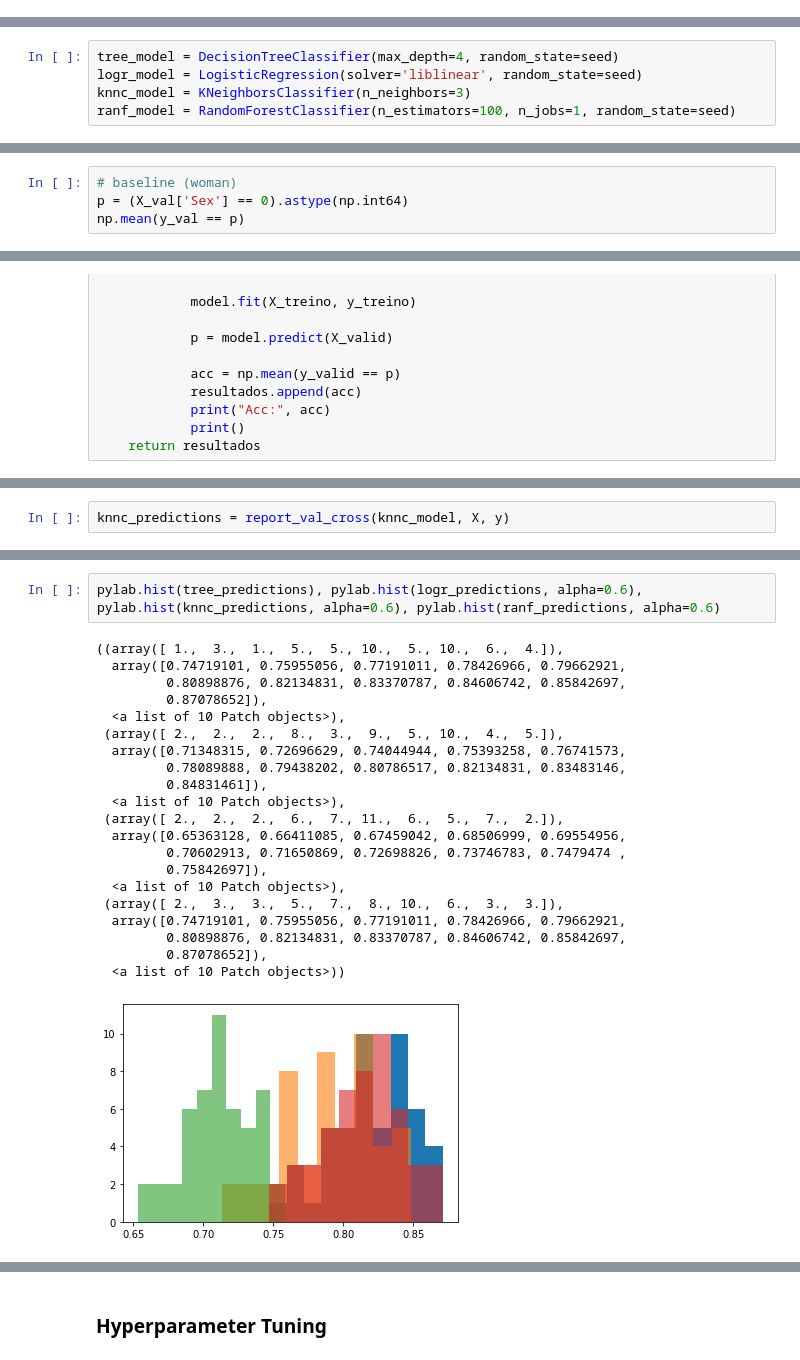
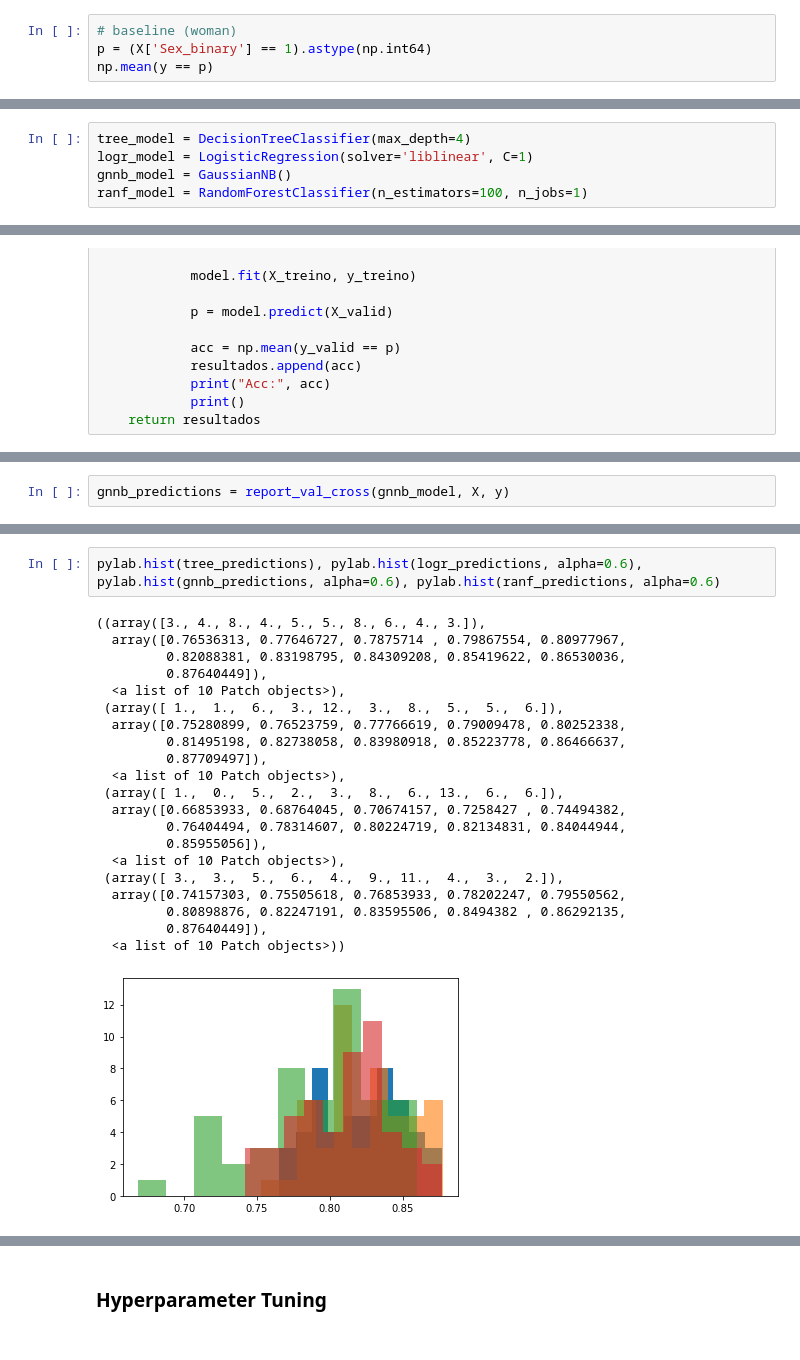
Before and after one commit to vichShir/kaggle-getting-started-competitions, a Jupyter notebook: Titanic/Titanic Notebook.ipynb, the cells around one changed output, grey strips where cells are left out. Saved outputs shown, nothing was run; the diff lists cells and outputs as text.

```diff
--- a/Titanic/Titanic Notebook.ipynb
+++ b/Titanic/Titanic Notebook.ipynb
@@ -501,0 +545,4 @@ print(y_val.shape)
+# %%
+# baseline (woman)
+p = (X['Sex_binary'] == 1).astype(np.int64)
+np.mean(y == p)
@@ -510,10 +559,10 @@ def report_model(model, X, y, seed=2022):
     print(confusion_matrix(y_val, y_pred))
     print("Área sob a curva ROC: {:.3f}".format(roc_auc_score(y_val, y_pred)))
 # %%
-tree_model = DecisionTreeClassifier(max_depth=4, random_state=seed)
-logr_model = LogisticRegression(solver='liblinear', random_state=seed)
-knnc_model = KNeighborsClassifier(n_neighbors=3)
-ranf_model = RandomForestClassifier(n_estimators=100, n_jobs=1, random_state=seed)
+tree_model = DecisionTreeClassifier(max_depth=4)
+logr_model = LogisticRegression(solver='liblinear', C=1)
+gnnb_model = GaussianNB()
+ranf_model = RandomForestClassifier(n_estimators=100, n_jobs=1)
 # %%
 report_model(tree_model, X, y)
 # %% [output]
@@ -585,4 +633,0 @@ weighted avg       0.78      0.78      0.78       446
-# %%
-# baseline (woman)
-p = (X_val['Sex'] == 0).astype(np.int64)
-np.mean(y_val == p)
@@ -671,5 +716,5 @@ np.mean(logr_predictions)
 # %%
-knnc_predictions = report_val_cross(knnc_model, X, y)
+gnnb_predictions = report_val_cross(gnnb_model, X, y)
 # %% [output]
 Iter: 0
 Treino: 712
@@ -719,25 +764,25 @@ np.mean(ranf_predictions)
 # %%
-pylab.hist(tree_predictions), pylab.hist(logr_predictions, alpha=0.6), pylab.hist(knnc_predictions, alpha=0.6), pylab.hist(ranf_predictions, alpha=0.6)
+pylab.hist(tree_predictions), pylab.hist(logr_predictions, alpha=0.6), pylab.hist(gnnb_predictions, alpha=0.6), pylab.hist(ranf_predictions, alpha=0.6)
 # %% [output]
-((array([ 1.,  3.,  1.,  5.,  5., 10.,  5., 10.,  6.,  4.]),
-  array([0.74719101, 0.75955056, 0.77191011, 0.78426966, 0.79662921,
-         0.80898876, 0.82134831, 0.83370787, 0.84606742, 0.85842697,
-         0.87078652]),
+((array([3., 4., 8., 4., 5., 5., 8., 6., 4., 3.]),
+  array([0.76536313, 0.77646727, 0.7875714 , 0.79867554, 0.80977967,
+         0.82088381, 0.83198795, 0.84309208, 0.85419622, 0.86530036,
+         0.87640449]),
   <a list of 10 Patch objects>),
- (array([ 2.,  2.,  2.,  8.,  3.,  9.,  5., 10.,  4.,  5.]),
-  array([0.71348315, 0.72696629, 0.74044944, 0.75393258, 0.76741573,
-         0.78089888, 0.79438202, 0.80786517, 0.82134831, 0.83483146,
-         0.84831461]),
+ (array([ 1.,  1.,  6.,  3., 12.,  3.,  8.,  5.,  5.,  6.]),
+  array([0.75280899, 0.76523759, 0.77766619, 0.79009478, 0.80252338,
+         0.81495198, 0.82738058, 0.83980918, 0.85223778, 0.86466637,
+         0.87709497]),
   <a list of 10 Patch objects>),
- (array([ 2.,  2.,  2.,  6.,  7., 11.,  6.,  5.,  7.,  2.]),
-  array([0.65363128, 0.66411085, 0.67459042, 0.68506999, 0.69554956,
-         0.70602913, 0.71650869, 0.72698826, 0.73746783, 0.7479474 ,
-         0.75842697]),
+ (array([ 1.,  0.,  5.,  2.,  3.,  8.,  6., 13.,  6.,  6.]),
+  array([0.66853933, 0.68764045, 0.70674157, 0.7258427 , 0.74494382,
+         0.76404494, 0.78314607, 0.80224719, 0.82134831, 0.84044944,
+         0.85955056]),
   <a list of 10 Patch objects>),
- (array([ 2.,  3.,  3.,  5.,  7.,  8., 10.,  6.,  3.,  3.]),
-  array([0.74719101, 0.75955056, 0.77191011, 0.78426966, 0.79662921,
-         0.80898876, 0.82134831, 0.83370787, 0.84606742, 0.85842697,
-         0.87078652]),
+ (array([ 3.,  3.,  5.,  6.,  4.,  9., 11.,  4.,  3.,  2.]),
+  array([0.74157303, 0.75505618, 0.76853933, 0.78202247, 0.79550562,
+         0.80898876, 0.82247191, 0.83595506, 0.8494382 , 0.86292135,
+         0.87640449]),
   <a list of 10 Patch objects>))
-[figure, old version]
+[figure, new version]
 # %%
```
Also changed, not shown: parts of 35 cells of this notebook, 1 other file.
